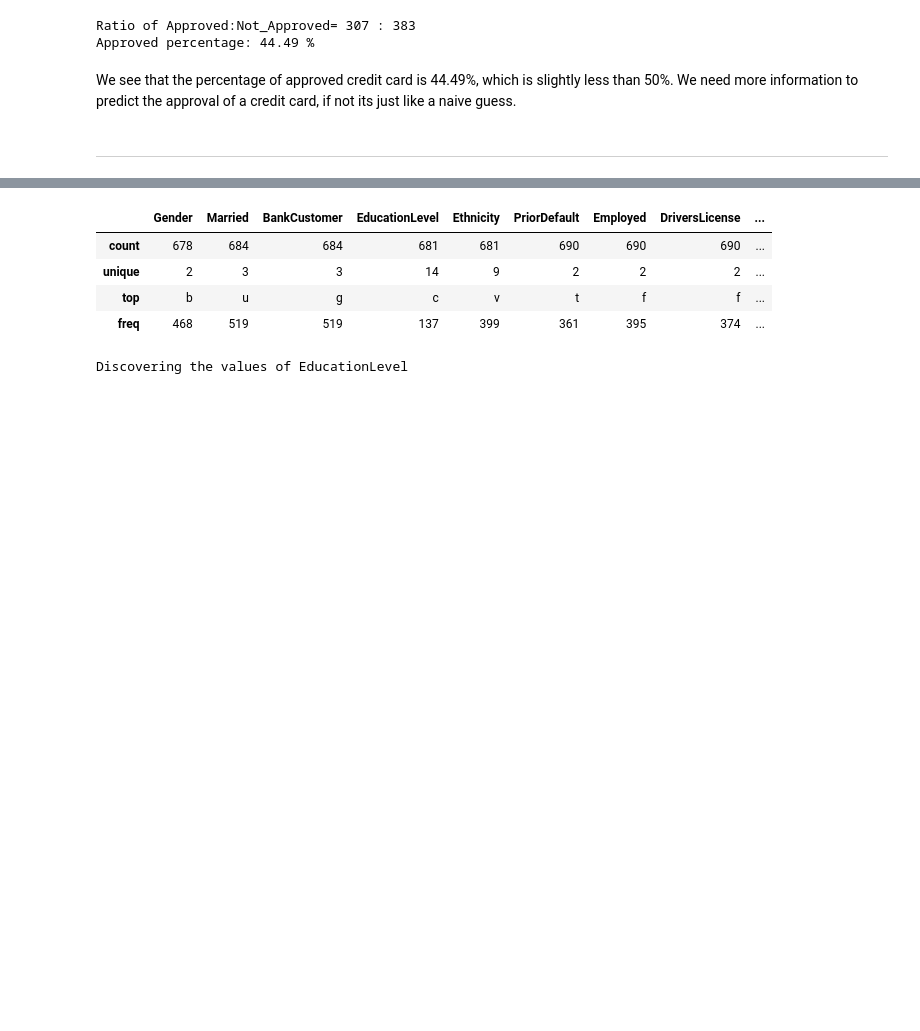
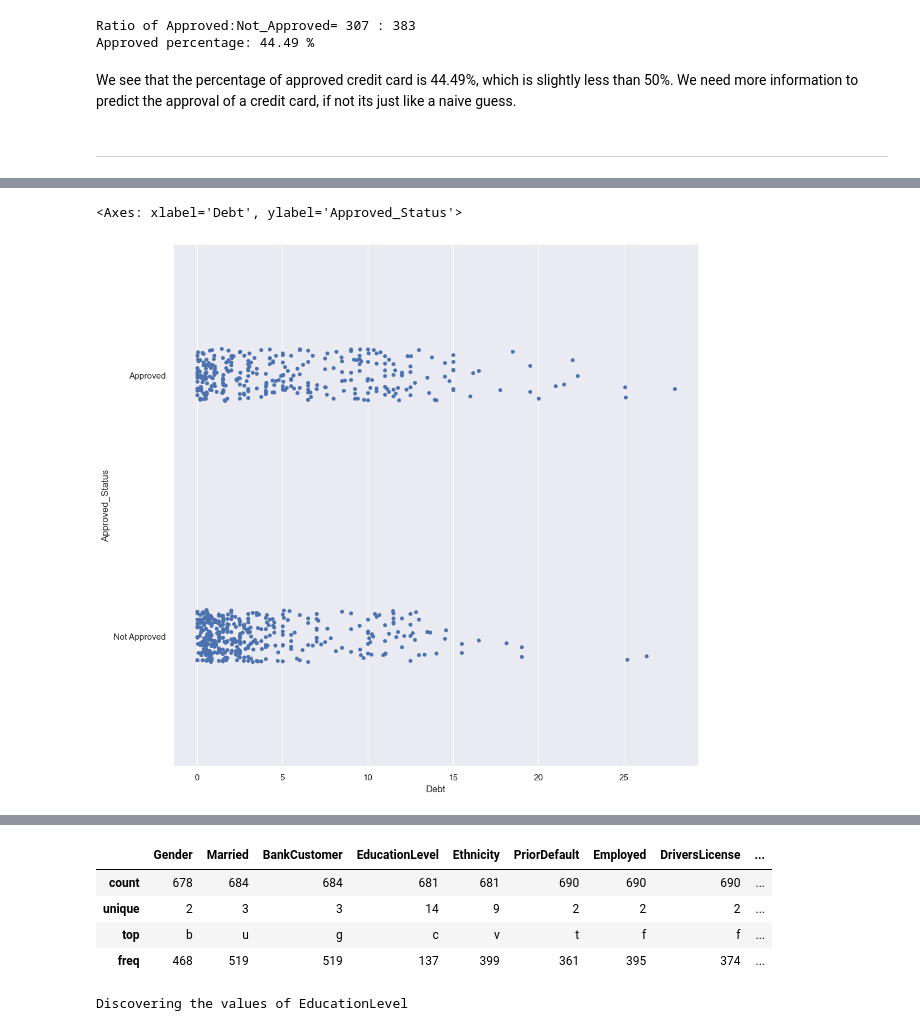
Before and after one commit to niyaojiayou/SC1015, a Jupyter notebook: SC1015 Mini Project.ipynb, the cells around one changed output, grey strips where cells are left out. Cells and saved outputs as stored; diff of their text form; code cells hidden in the pictures; blank space fills up the shorter version.

```diff
--- a/SC1015 Mini Project.ipynb
+++ b/SC1015 Mini Project.ipynb
@@ -109,0 +104,7 @@ creditcardDataFlt.describe()
+# %%
+f,axes=plt.subplots(2,1,figsize=(16,8))
+sb.stripplot(x = 'Debt', y = 'Approved_Status', data = ccData, ax=axes[0])
+sb.swarmplot(data=ccData,x="Debt",y="Approved_Status",ax=axes[1])
+# %% [output]
+<Axes: xlabel='Debt', ylabel='Approved_Status'>
+[figure, added]
```
Also changed, not shown: parts of 35 cells of this notebook.
